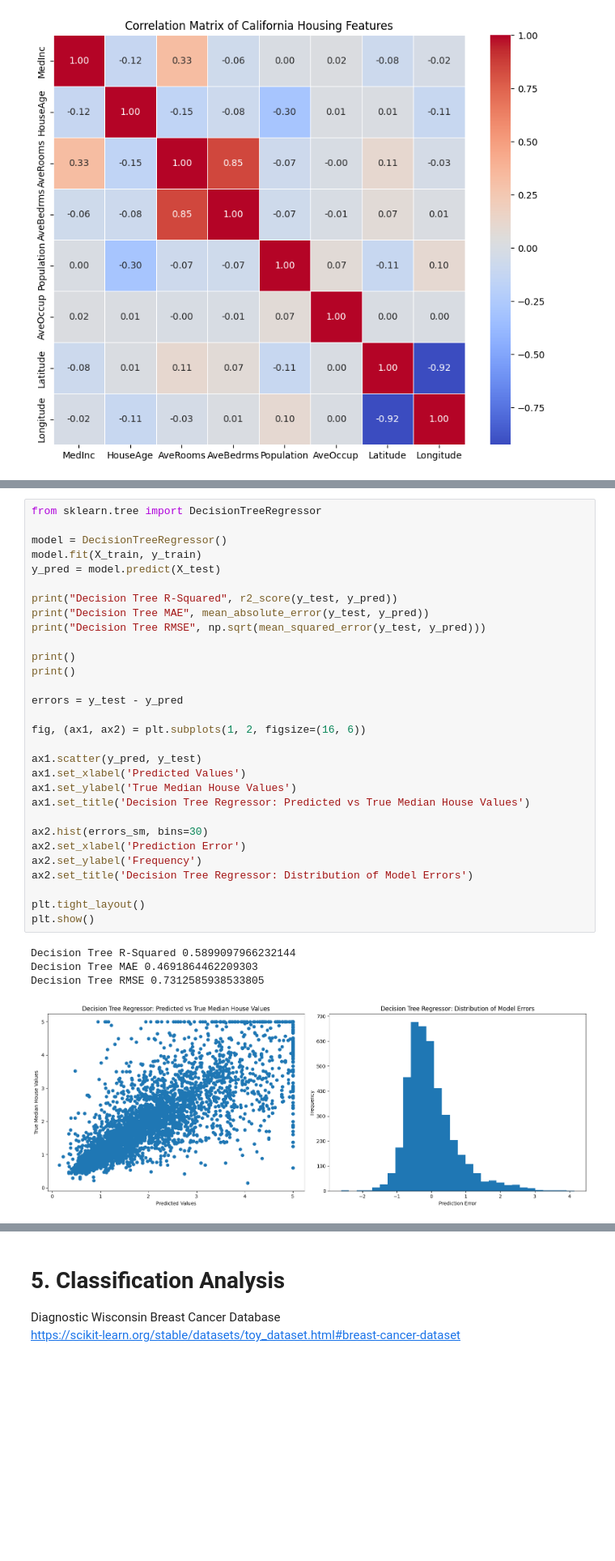
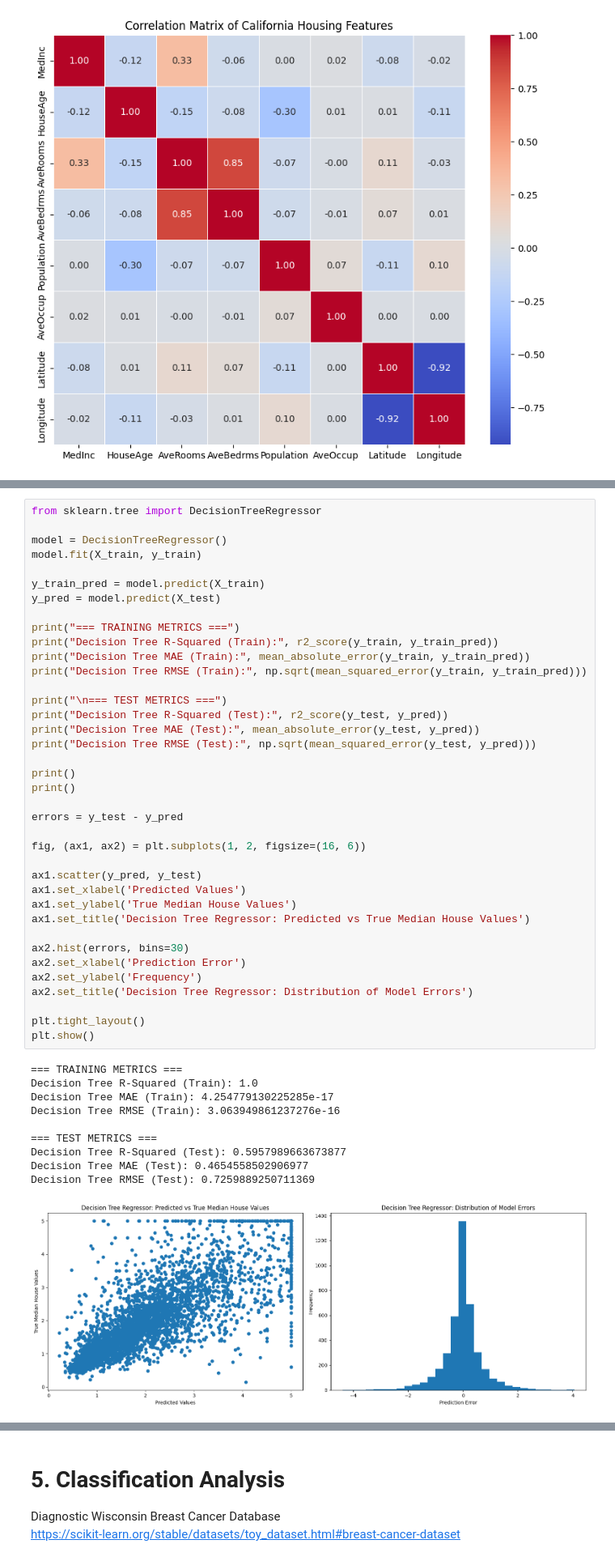
Before and after one commit to brodyanderson/math-6880-Project1, a Jupyter notebook: project1.ipynb, the cells around one changed output, grey strips where cells are left out. Shown at 81% size. Saved outputs shown, nothing was run; the diff lists cells and outputs as text; blank space fills up the shorter version.

```diff
--- a/project1.ipynb
+++ b/project1.ipynb
@@ -248,38 +266,52 @@ Notes:
 # %%
 from sklearn.tree import DecisionTreeRegressor
 
 model = DecisionTreeRegressor()
 model.fit(X_train, y_train)
+
+y_train_pred = model.predict(X_train)
 y_pred = model.predict(X_test)
 
-print("Decision Tree R-Squared", r2_score(y_test, y_pred))
-print("Decision Tree MAE", mean_absolute_error(y_test, y_pred))
-print("Decision Tree RMSE", np.sqrt(mean_squared_error(y_test, y_pred)))
+print("=== TRAINING METRICS ===")
+print("Decision Tree R-Squared (Train):", r2_score(y_train, y_train_pred))
+print("Decision Tree MAE (Train):", mean_absolute_error(y_train, y_train_pred))
+print("Decision Tree RMSE (Train):", np.sqrt(mean_squared_error(y_train, y_train_pred)))
+
+print("\n=== TEST METRICS ===")
+print("Decision Tree R-Squared (Test):", r2_score(y_test, y_pred))
+print("Decision Tree MAE (Test):", mean_absolute_error(y_test, y_pred))
+print("Decision Tree RMSE (Test):", np.sqrt(mean_squared_error(y_test, y_pred)))
 
 print()
 print()
 
 errors = y_test - y_pred
 
 fig, (ax1, ax2) = plt.subplots(1, 2, figsize=(16, 6))
 
 ax1.scatter(y_pred, y_test)
 ax1.set_xlabel('Predicted Values')
 ax1.set_ylabel('True Median House Values')
 ax1.set_title('Decision Tree Regressor: Predicted vs True Median House Values')
 
-ax2.hist(errors_sm, bins=30)
+ax2.hist(errors, bins=30)
 ax2.set_xlabel('Prediction Error')
 ax2.set_ylabel('Frequency')
 ax2.set_title('Decision Tree Regressor: Distribution of Model Errors')
 
 plt.tight_layout()
 plt.show()
 # %% [output]
-Decision Tree R-Squared 0.5899097966232144
-Decision Tree MAE 0.4691864462209303
-Decision Tree RMSE 0.7312585938533805
+=== TRAINING METRICS ===
+Decision Tree R-Squared (Train): 1.0
+Decision Tree MAE (Train): 4.254779130225285e-17
+Decision Tree RMSE (Train): 3.063949861237276e-16
+
+=== TEST METRICS ===
+Decision Tree R-Squared (Test): 0.5957989663673877
+Decision Tree MAE (Test): 0.4654558502906977
+Decision Tree RMSE (Test): 0.7259889250711369
-[figure, old version]
+[figure, new version]
 # %%
 from sklearn.ensemble import RandomForestRegressor
 
```
Also changed, not shown: parts of 13 cells of this notebook.
